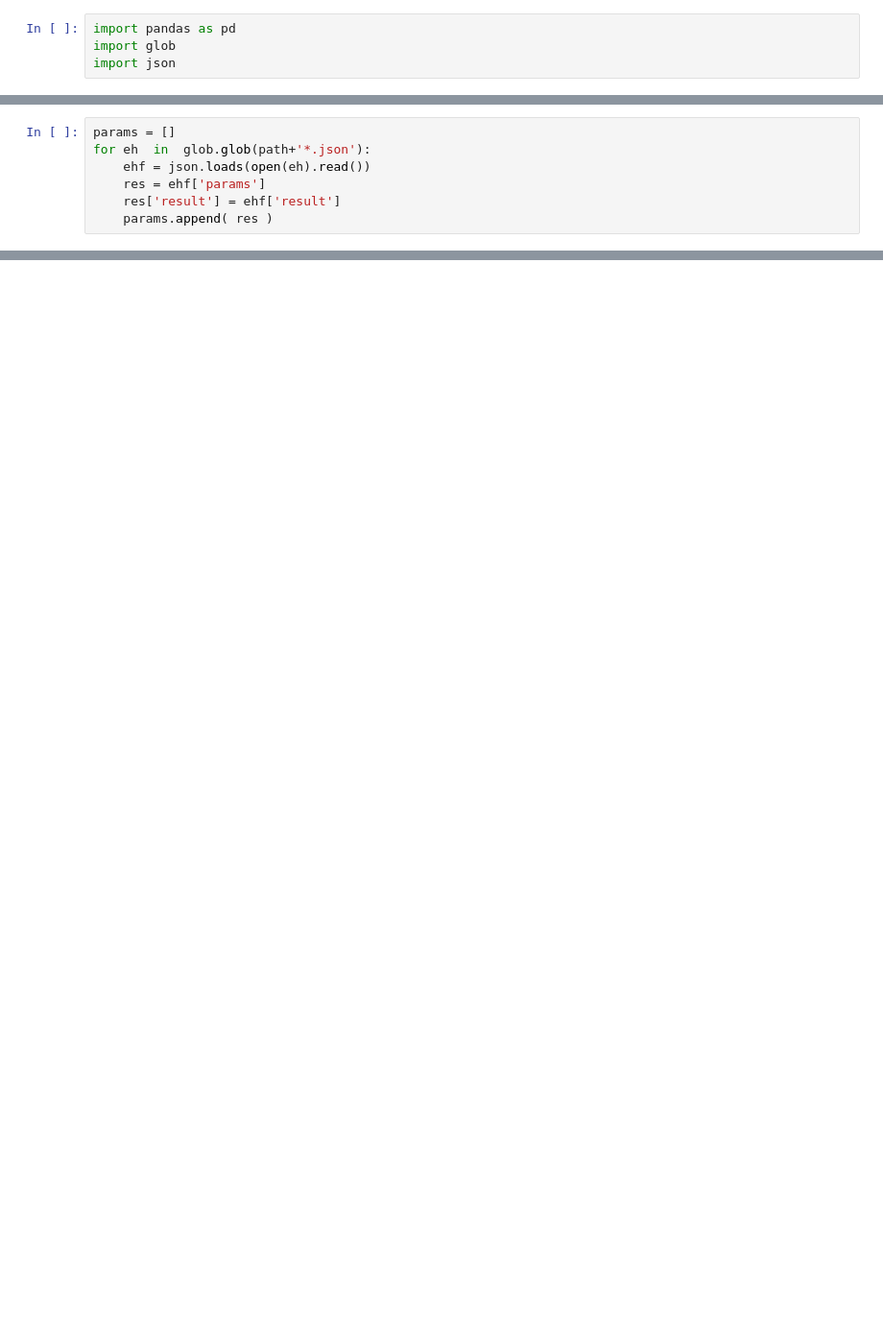
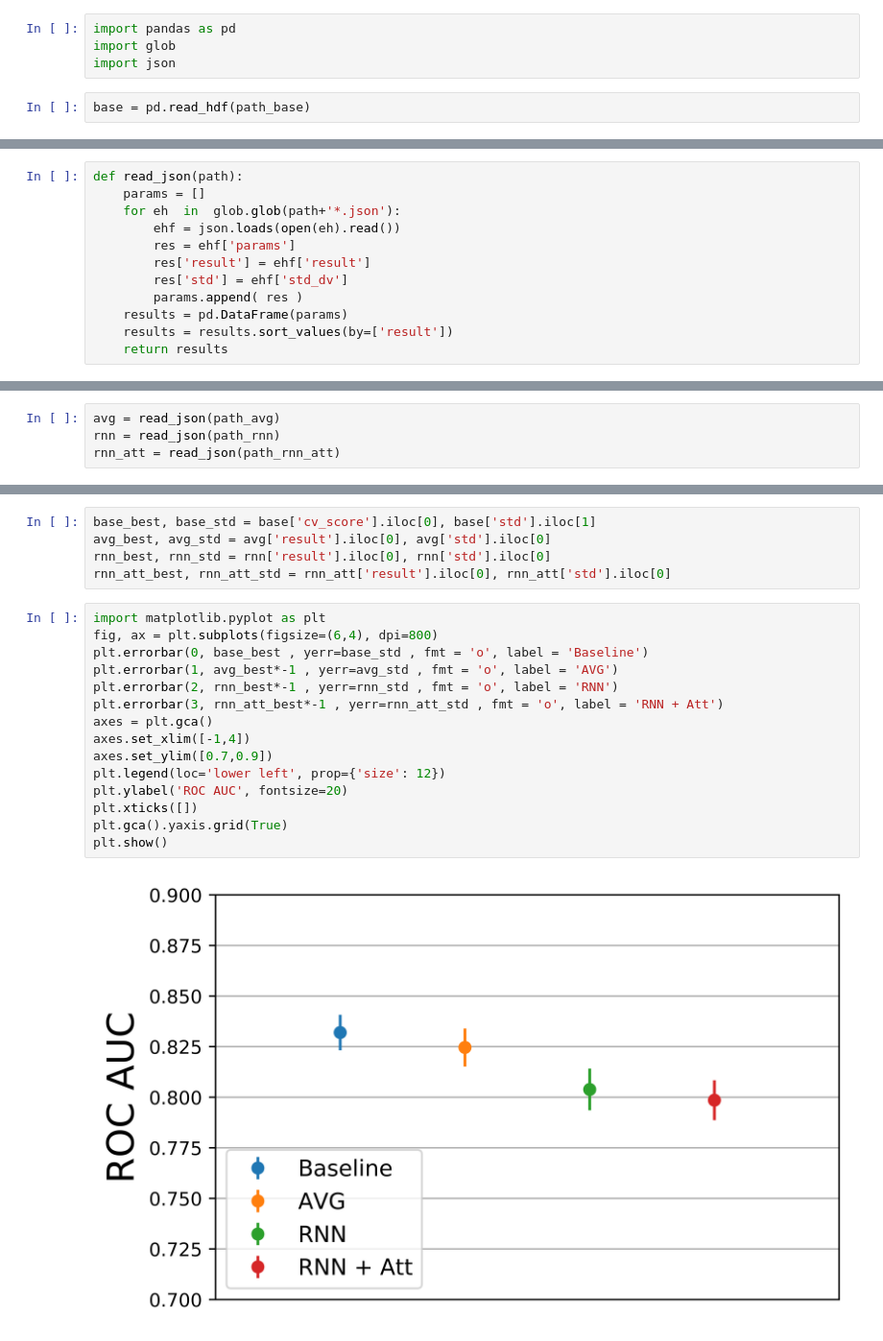
Before and after one commit to llayer/AIErrorLogAnalysis, a Jupyter notebook: training/print_json.ipynb, the cells around one changed output, grey strips where cells are left out. Shown at 96% size. Saved outputs shown, nothing was run; the diff lists cells and outputs as text; blank space fills up the shorter version.

```diff
--- a/training/print_json.ipynb
+++ b/training/print_json.ipynb
@@ -4,3 +7,5 @@ path = '/nfshome/llayer/AIErrorLogAnalysis/experiments/NOMINAL_t/'
 import pandas as pd
 import glob
 import json
+# %%
+base = pd.read_hdf(path_base)
@@ -7,7 +21,12 @@ import json
 # %%
-params = []
-for eh  in  glob.glob(path+'*.json'):
-    ehf = json.loads(open(eh).read())
-    res = ehf['params']
-    res['result'] = ehf['result']
-    params.append( res )
+def read_json(path):
+    params = []
+    for eh  in  glob.glob(path+'*.json'):
+        ehf = json.loads(open(eh).read())
+        res = ehf['params']
+        res['result'] = ehf['result']
+        res['std'] = ehf['std_dv']
+        params.append( res )
+    results = pd.DataFrame(params)
+    results = results.sort_values(by=['result'])
+    return results
@@ -37,0 +33,4 @@ results
+# %%
+avg = read_json(path_avg)
+rnn = read_json(path_rnn)
+rnn_att = read_json(path_rnn_att)
@@ -37,0 +57,22 @@ results
+# %%
+base_best, base_std = base['cv_score'].iloc[0], base['std'].iloc[1]
+avg_best, avg_std = avg['result'].iloc[0], avg['std'].iloc[0]
+rnn_best, rnn_std = rnn['result'].iloc[0], rnn['std'].iloc[0]
+rnn_att_best, rnn_att_std = rnn_att['result'].iloc[0], rnn_att['std'].iloc[0]
+# %%
+import matplotlib.pyplot as plt
+fig, ax = plt.subplots(figsize=(6,4), dpi=800)
+plt.errorbar(0, base_best , yerr=base_std , fmt = 'o', label = 'Baseline')
+plt.errorbar(1, avg_best*-1 , yerr=avg_std , fmt = 'o', label = 'AVG')
+plt.errorbar(2, rnn_best*-1 , yerr=rnn_std , fmt = 'o', label = 'RNN')
+plt.errorbar(3, rnn_att_best*-1 , yerr=rnn_att_std , fmt = 'o', label = 'RNN + Att')
+axes = plt.gca()
+axes.set_xlim([-1,4])
+axes.set_ylim([0.7,0.9])
+plt.legend(loc='lower left', prop={'size': 12})
+plt.ylabel('ROC AUC', fontsize=20)
+plt.xticks([])
+plt.gca().yaxis.grid(True)
+plt.show()
+# %% [output]
+[figure, added]
```
Also changed, not shown: parts of 7 cells of this notebook, 13 other files.
